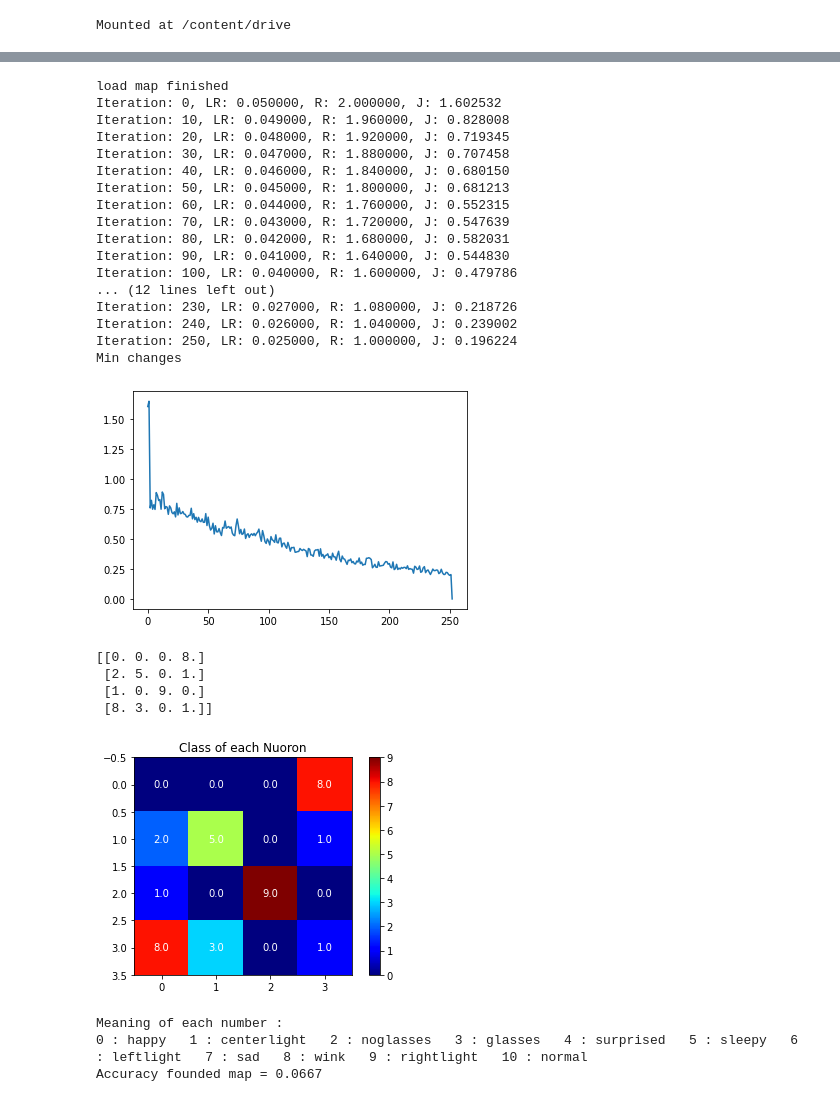
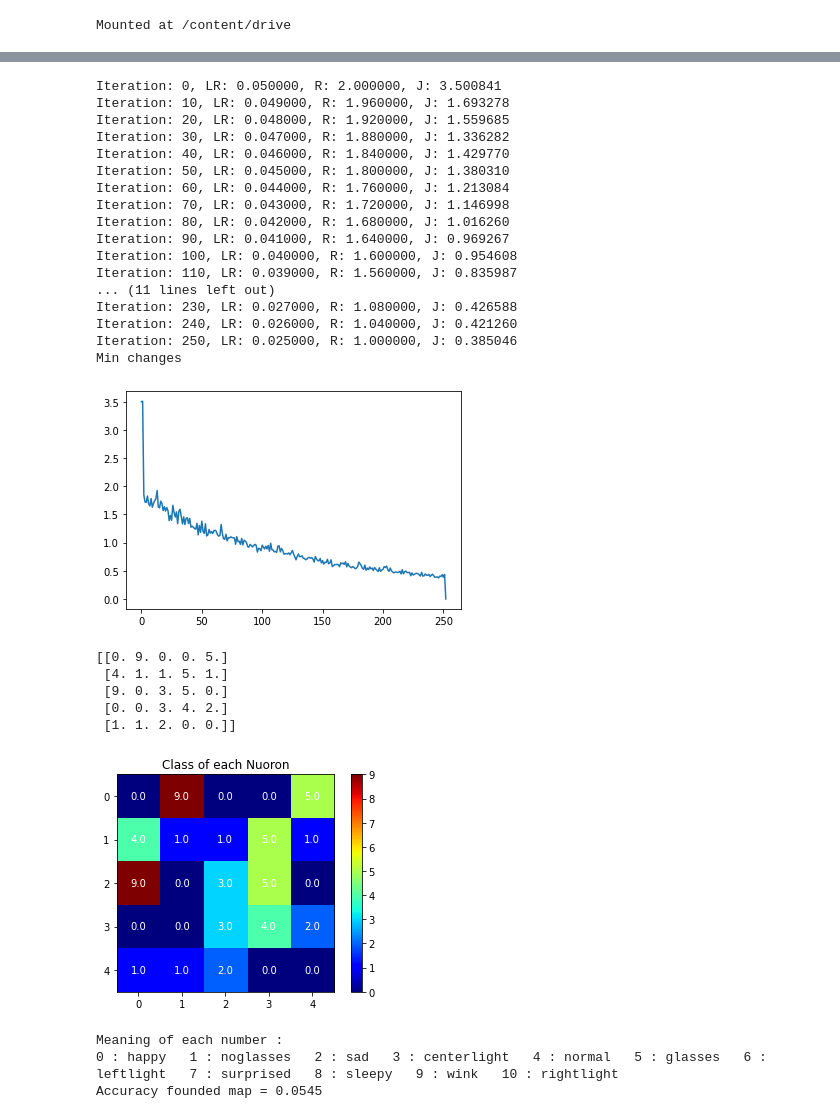
Before and after one commit to ZahraDehghanian97/Self_Organizing_Map, a Jupyter notebook: SOFM.ipynb, the cells around one changed output, grey strips where cells are left out. Cells and saved outputs as stored; diff of their text form; code cells hidden in the pictures.

```diff
--- a/SOFM.ipynb
+++ b/SOFM.ipynb
@@ -159,57 +159,58 @@ class SOM:
     def compute_score(self, X, y):
       y_pred = []
       for x in X :
         index = self.find_winner(x)
         y_pred.append(self.scores[index[0],index[1]])
       return accuracy_score(y,y_pred)
 
 
-m_size = 4
+m_size = 5
 dir_map = '/content/drive/MyDrive/Colab Notebooks/map'+str(m_size)+'*'+str(m_size)+'.txt'
 
 # train SOM Net
-som_net = SOM(data = X,dir_map = dir_map,map_size = [m_size,m_size,n_features])
+som_net = SOM(data = X,map_size = [m_size,m_size,n_features])
 Js = som_net.train(X, y,dir_map, T = 500)
 plt.plot(Js)
 plt.show()
 
 # # reload saved model
 # som_net = SOM(data = X,dir_map = dir_map,map_size = [m_size,m_size,n_features])
 
 # visualize founded Neurons
 som_net.visualize(X, y)
 print("Meaning of each number :")
 s = ""
 for i in range(len(unique_value)):
   s = s + str(i) + " : "+unique_value[i]+"   "
 print(s)
 
 # print accuracy founded model
 print("Accuracy founded map = "+str(round(som_net.compute_score(X,y),4)))
 # %% [output]
-load map finished
-Iteration: 0, LR: 0.050000, R: 2.000000, J: 1.602532
-Iteration: 10, LR: 0.049000, R: 1.960000, J: 0.828008
-Iteration: 20, LR: 0.048000, R: 1.920000, J: 0.719345
-Iteration: 30, LR: 0.047000, R: 1.880000, J: 0.707458
-Iteration: 40, LR: 0.046000, R: 1.840000, J: 0.680150
-Iteration: 50, LR: 0.045000, R: 1.800000, J: 0.681213
-Iteration: 60, LR: 0.044000, R: 1.760000, J: 0.552315
-Iteration: 70, LR: 0.043000, R: 1.720000, J: 0.547639
-Iteration: 80, LR: 0.042000, R: 1.680000, J: 0.582031
-Iteration: 90, LR: 0.041000, R: 1.640000, J: 0.544830
-Iteration: 100, LR: 0.040000, R: 1.600000, J: 0.479786
-... (12 lines left out)
-Iteration: 230, LR: 0.027000, R: 1.080000, J: 0.218726
-Iteration: 240, LR: 0.026000, R: 1.040000, J: 0.239002
-Iteration: 250, LR: 0.025000, R: 1.000000, J: 0.196224
+Iteration: 0, LR: 0.050000, R: 2.000000, J: 3.500841
+Iteration: 10, LR: 0.049000, R: 1.960000, J: 1.693278
+Iteration: 20, LR: 0.048000, R: 1.920000, J: 1.559685
+Iteration: 30, LR: 0.047000, R: 1.880000, J: 1.336282
+Iteration: 40, LR: 0.046000, R: 1.840000, J: 1.429770
+Iteration: 50, LR: 0.045000, R: 1.800000, J: 1.380310
+Iteration: 60, LR: 0.044000, R: 1.760000, J: 1.213084
+Iteration: 70, LR: 0.043000, R: 1.720000, J: 1.146998
+Iteration: 80, LR: 0.042000, R: 1.680000, J: 1.016260
+Iteration: 90, LR: 0.041000, R: 1.640000, J: 0.969267
+Iteration: 100, LR: 0.040000, R: 1.600000, J: 0.954608
+Iteration: 110, LR: 0.039000, R: 1.560000, J: 0.835987
+... (11 lines left out)
+Iteration: 230, LR: 0.027000, R: 1.080000, J: 0.426588
+Iteration: 240, LR: 0.026000, R: 1.040000, J: 0.421260
+Iteration: 250, LR: 0.025000, R: 1.000000, J: 0.385046
 Min changes
-[figure, old version]
+[figure, new version]
-[[0. 0. 0. 8.]
- [2. 5. 0. 1.]
- [1. 0. 9. 0.]
- [8. 3. 0. 1.]]
+[[0. 9. 0. 0. 5.]
+ [4. 1. 1. 5. 1.]
+ [9. 0. 3. 5. 0.]
+ [0. 0. 3. 4. 2.]
+ [1. 1. 2. 0. 0.]]
-[figure, old version]
+[figure, new version]
 Meaning of each number :
-0 : happy   1 : centerlight   2 : noglasses   3 : glasses   4 : surprised   5 : sleepy   6 : leftlight   7 : sad   8 : wink   9 : rightlight   10 : normal
-Accuracy founded map = 0.0667
+0 : happy   1 : noglasses   2 : sad   3 : centerlight   4 : normal   5 : glasses   6 : leftlight   7 : surprised   8 : sleepy   9 : wink   10 : rightlight
+Accuracy founded map = 0.0545
```
Also changed, not shown: parts of 1 cell of this notebook.
